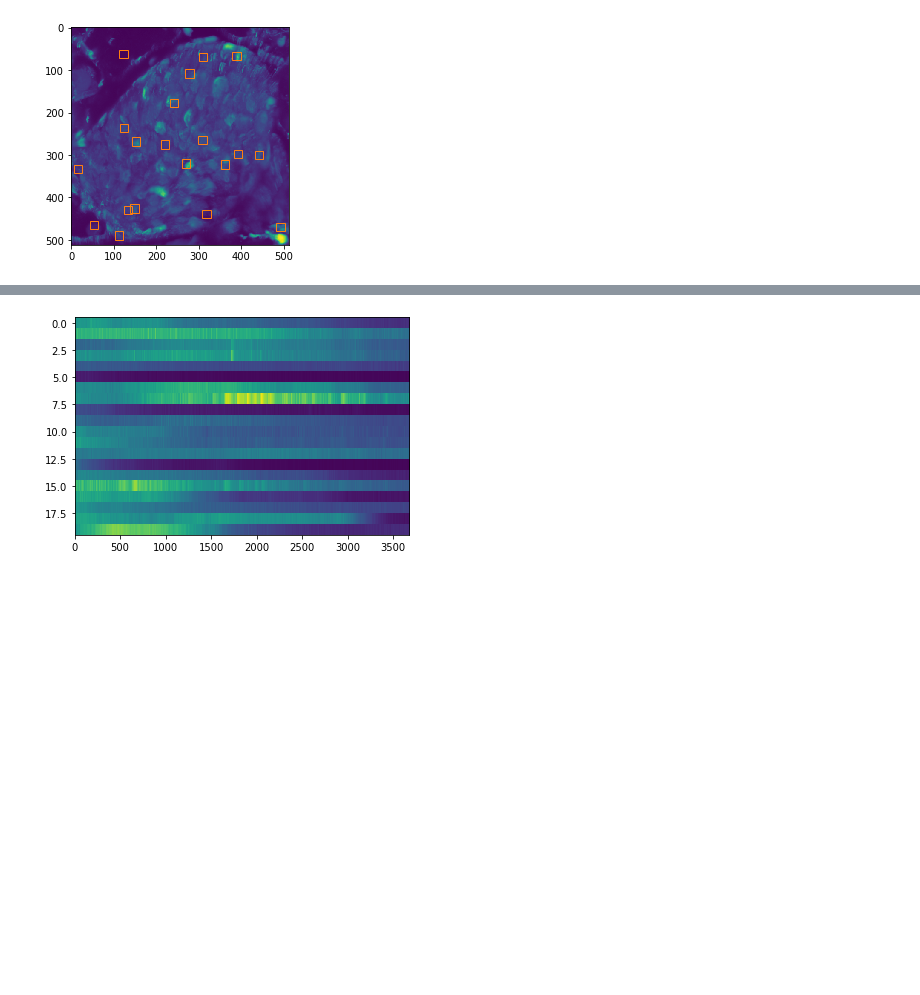
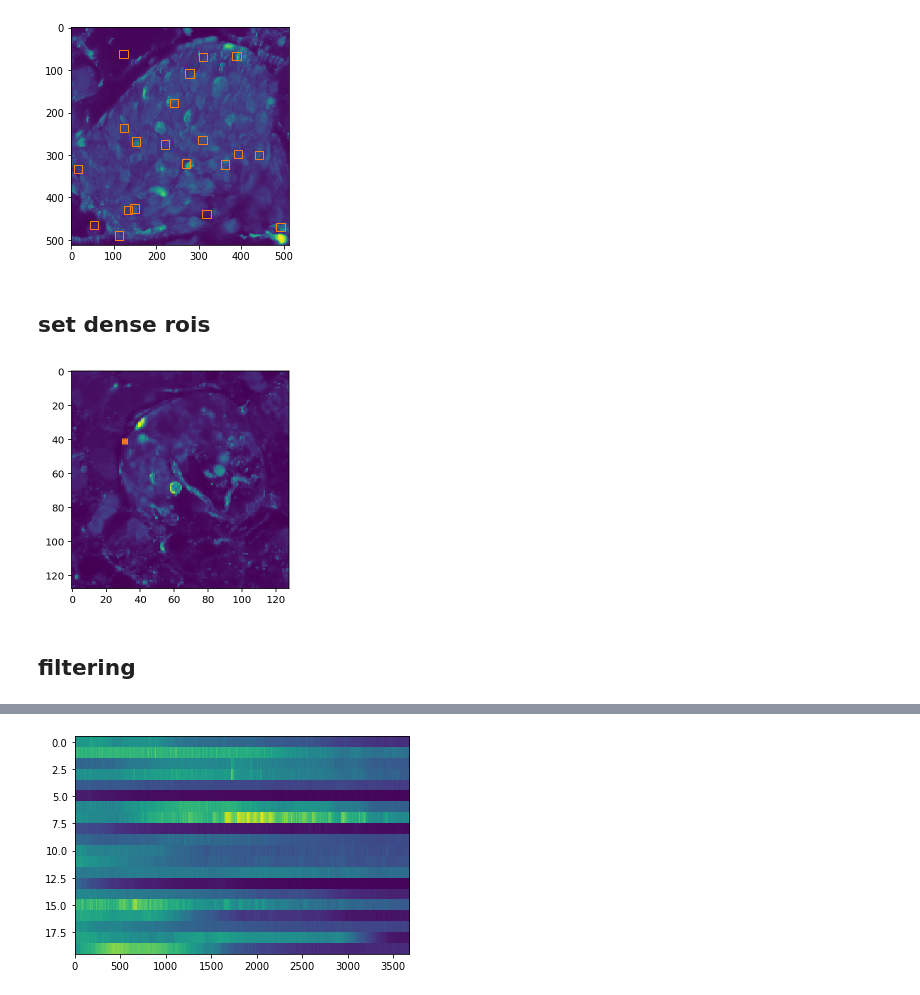
Before and after one commit to szarma/Physio_Ca, a Jupyter notebook: npz2traces.ipynb, the cells around one changed output, grey strips where cells are left out. Drawn from its saved outputs; the diff is of its cells as text; code cells hidden in the pictures; blank space fills up the shorter version.

```diff
--- a/npz2traces.ipynb
+++ b/npz2traces.ipynb
@@ -41,8 +58,6 @@ deltaT, freq, metadata.freq
 # %%
 meanImage = data.mean(0)
 stdImage  = data.std (0)
-# %%
-scale = 20 # in micrometers
 # %%
 fig, axs = plt.subplots(1,2,figsize=(14,6))
 axs[0].imshow(meanImage, norm=LogNorm())
@@ -85,3 +102,22 @@ addRoisToImage(roiOrigins,scale,ax=ax,label=False,
               )
 # %% [output]
 [figure]
+# %% [markdown]
+## set dense rois
+# %%
+# roiOrigins = [(i*patchSizePx,j*patchSizePx)
+#               for i in range(meanImage.shape[0]//patchSizePx)
+#               for j in range(meanImage.shape[1]//patchSizePx)]
+roiOrigins = [(30+i*patchSizePx,40+j*patchSizePx)
+              for i in range(3)
+              for j in range(3)]
+# %%
+ax = plt.subplot(111)
+ax.imshow(stdImage.T)
+addRoisToImage(roiOrigins,patchSizePx,ax=ax,label=False,
+#                rectangle_kw={"alpha":.1,"fill":True,"color":"C1"}
+              )
+# %% [output]
+[figure, added]
+# %% [markdown]
+## filtering
```
Also changed, not shown: parts of 42 cells of this notebook, 3 other files.
